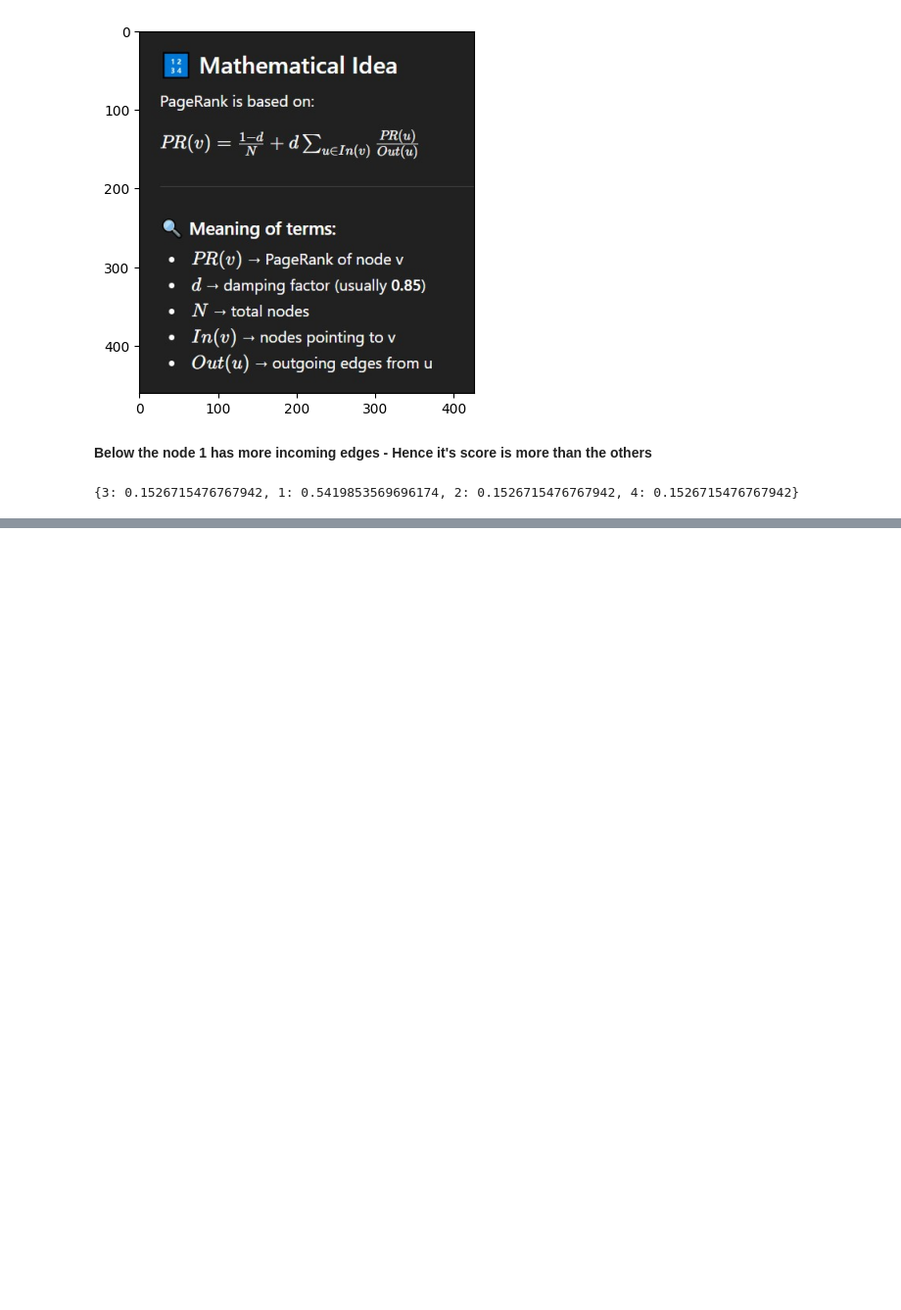
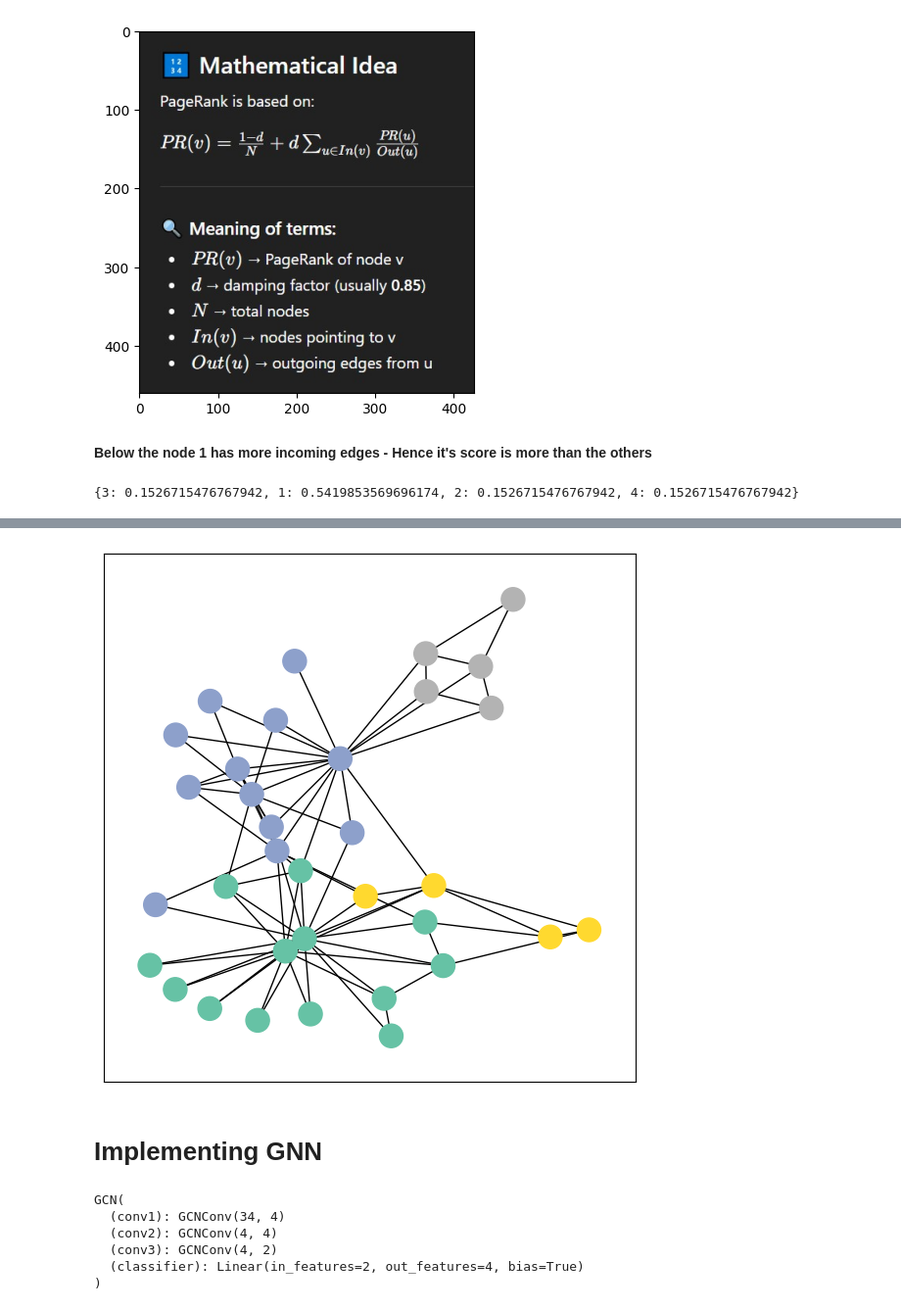
Before and after one commit to Dpatel458/GNN_Foundations, a Jupyter notebook: Coding/GNN_Basics.ipynb, the cells around one changed output, grey strips where cells are left out. Shown at 98% size. Saved outputs shown, nothing was run; the diff lists cells and outputs as text; code cells hidden in the pictures; blank space fills up the shorter version.

```diff
--- a/Coding/GNN_Basics.ipynb
+++ b/Coding/GNN_Basics.ipynb
@@ -137,0 +165,9 @@ print(pr)
+# %%
+from torch_geometric.datasets import KarateClub
+
+dataset = KarateClub()
+print(f'Dataset: {dataset}:')
+print('======================')
+print(f'Number of graphs: {len(dataset)}')
+print(f'Number of features: {dataset.num_features}')
+print(f'Number of classes: {dataset.num_classes}')
@@ -137,0 +186,15 @@ print(pr)
+# %%
+data = dataset[0]  # Get the first graph object.
+
+print(data)
+print('==============================================================')
+
+# Gather some statistics about the graph.
+print(f'Number of nodes: {data.num_nodes}')
+print(f'Number of edges: {data.num_edges}')
+print(f'Average node degree: {(data.num_edges) / data.num_nodes:.2f}')
+print(f'Number of training nodes: {data.train_mask.sum()}')
+print(f'Training node label rate: {int(data.train_mask.sum()) / data.num_nodes:.2f}')
+print(f'Contains isolated nodes: {data.has_isolated_nodes()}')
+print(f'Contains self-loops: {data.has_self_loops()}')
+print(f'Is undirected: {data.is_undirected()}')
@@ -137,0 +241,45 @@ print(pr)
+# %%
+from torch_geometric.utils import to_networkx
+
+G = to_networkx(data, to_undirected=True)
+visualize(G, color=data.y)
+# %% [output]
+[figure, added]
+# %% [markdown]
+# Implementing GNN
+# %%
+import torch
+from torch.nn import Linear
+from torch_geometric.nn import GCNConv
+
+class GCN(torch.nn.Module):
+    def __init__(self):
+        super().__init__()
+        torch.manual_seed(1234)
+        self.conv1 = GCNConv(dataset.num_features, 4)
+        self.conv2 = GCNConv(4, 4)
+        self.conv3 = GCNConv(4, 2)
+        self.classifier = Linear(2, dataset.num_classes)
+
+    def forward(self, x, edge_index):
+        h = self.conv1(x, edge_index)
+        h = h.tanh()
+        h = self.conv2(h, edge_index)
+        h = h.tanh()
+        h = self.conv3(h, edge_index)
+        h = h.tanh()  # Final GNN embedding space.
+
+        # Apply a final (linear) classifier.
+        out = self.classifier(h)
+
+        return out, h
+
+model = GCN()
+print(model)
+# %% [output]
+GCN(
+  (conv1): GCNConv(34, 4)
+  (conv2): GCNConv(4, 4)
+  (conv3): GCNConv(4, 2)
+  (classifier): Linear(in_features=2, out_features=4, bias=True)
+)
```
Also changed, not shown: parts of 9 cells of this notebook.
